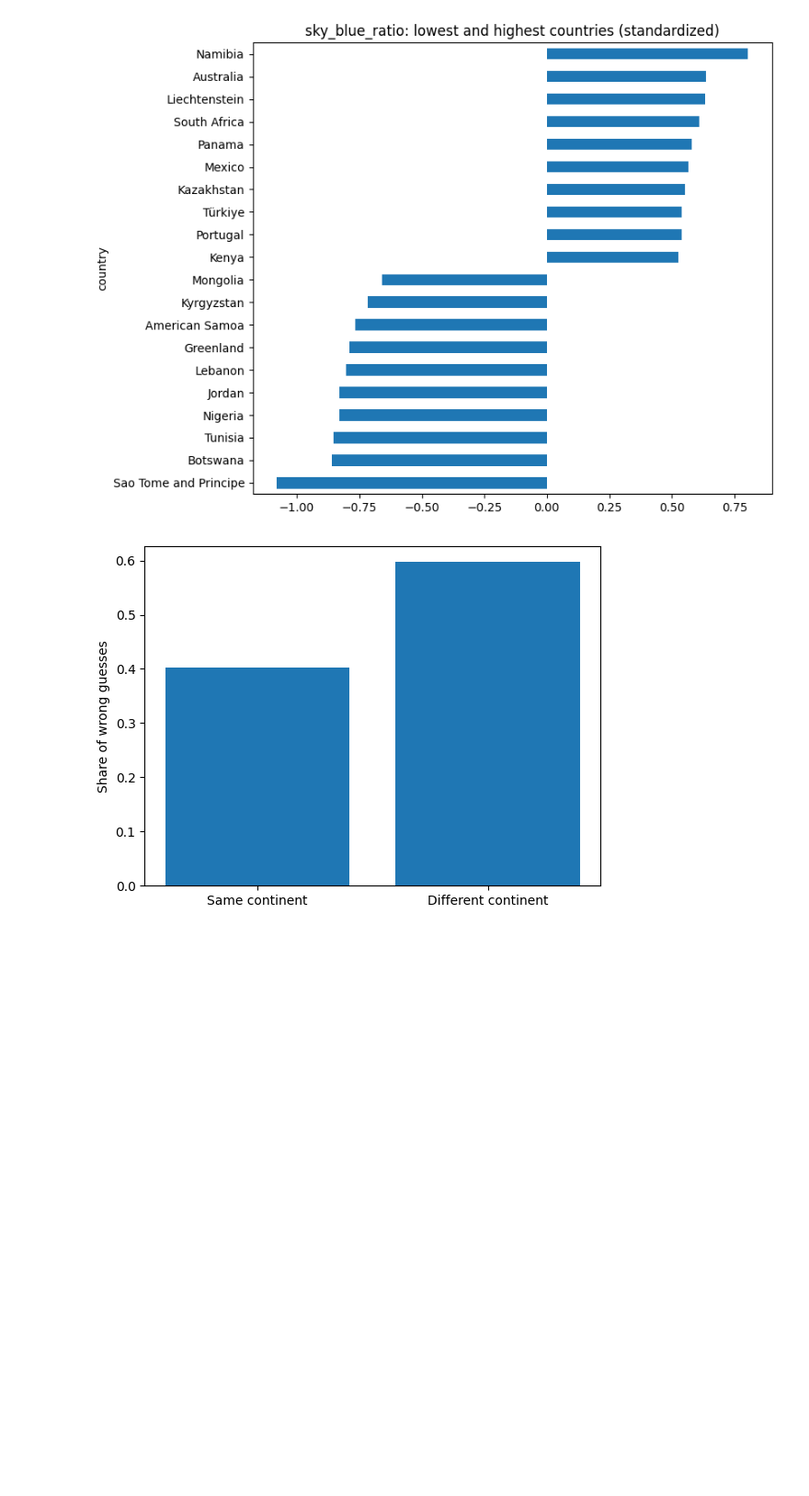
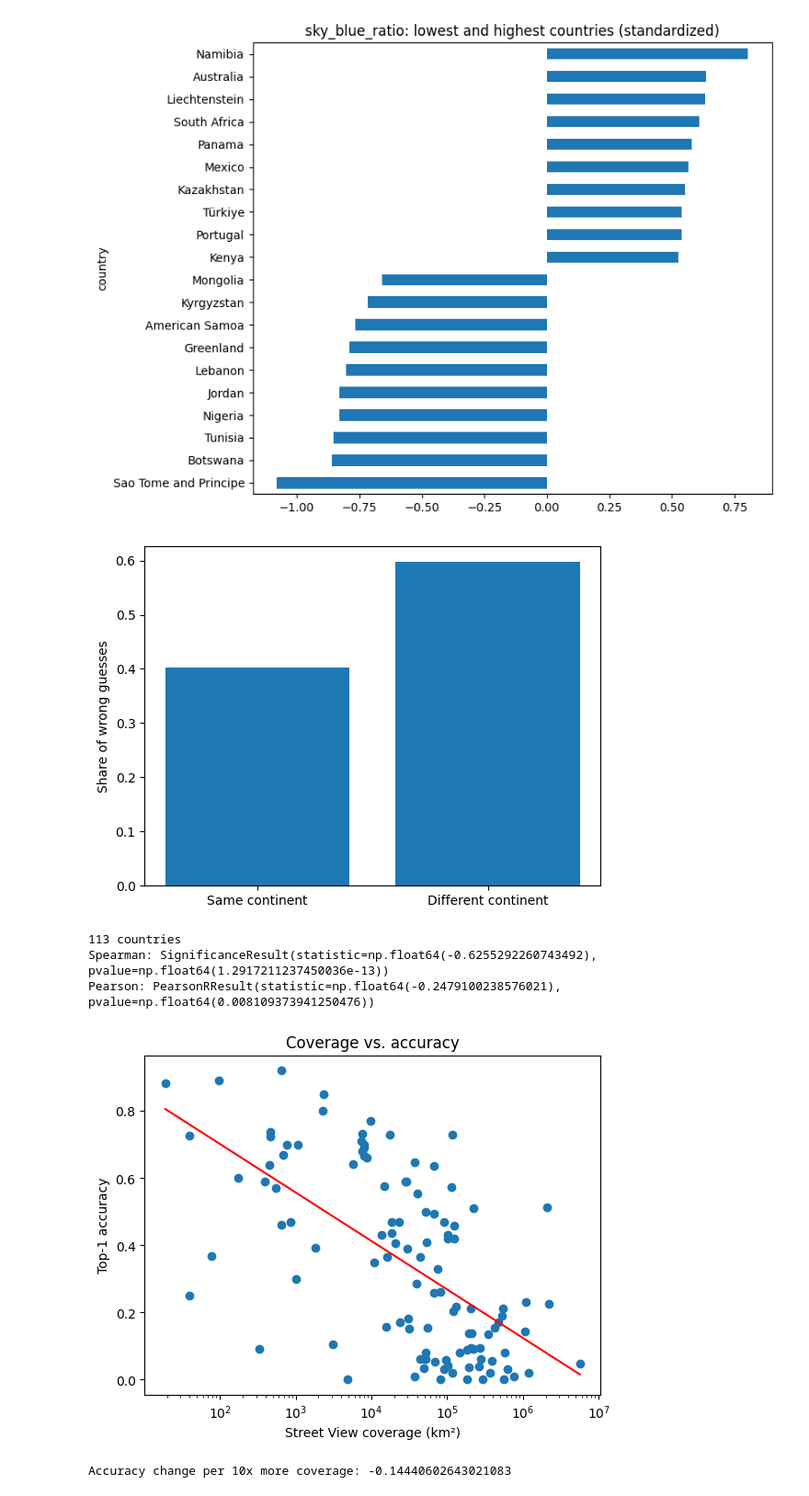
Before and after one commit to pedrosalgado22/GeoClassifier, a Jupyter notebook: classifier.ipynb, the cells around one changed output. Shown at 92% size. Drawn from its saved outputs; the diff is of its cells as text; code cells hidden in the pictures; blank space fills up the shorter version.

```diff
--- a/classifier.ipynb
+++ b/classifier.ipynb
@@ -932,3 +932,72 @@ plt.ylabel("Share of wrong guesses")
 plt.show()
 # %% [output]
 [figure]
+# %%
+from scipy.stats import spearmanr, pearsonr
+
+coverage = {
+    "Andorra": 638, "Macao": 97, "Sao Tome and Principe": 19, "Åland Islands": 2338,
+    "Faroe Islands": 2300, "Uganda": 9758, "Cocos (Keeling) Islands": 464, "Lebanon": 7575,
+    "Bangladesh": 116135, "Tunisia": 17372, "Monaco": 39, "Christmas Island": 464,
+    "Qatar": 7266, "Guam": 754, "Isle of Man": 1063, "Puerto Rico": 8097,
+    "Greenland": 7961, "Lesotho": 7556, "Curaçao": 676, "Rwanda": 8019,
+    "Bhutan": 8618, "Iceland": 37217, "Eswatini": 5662, "American Samoa": 444,
+    "Namibia": 66377, "Liechtenstein": 174, "Senegal": 28174, "Kyrgyzstan": 29159,
+    "Jersey": 386, "Jordan": 14937, "Oman": 114860, "Northern Mariana Islands": 541,
+    "Botswana": 40560, "India": 2057139, "Ukraine": 223092, "Uruguay": 52000,
+    "Nepal": 66454, "Virgin Islands, U.S.": 850, "Panama": 23285, "Dominican Republic": 18396,
+    "Mongolia": 89662, "Malta": 638, "Kazakhstan": 124889, "Albania": 18647,
+    "North Macedonia": 13449, "Korea, Republic of": 103014, "Nigeria": 122589,
+    "New Zealand": 100522, "Serbia": 53063, "Lao People's Democratic Republic": 20599,
+    "Hong Kong": 1797, "Ghana": 29507, "San Marino": 77, "United Arab Emirates": 16271,
+    "Bolivia, Plurinational State of": 43498, "Montenegro": 10821, "Cambodia": 74145,
+    "Singapore": 1005, "Estonia": 39092, "Ireland": 80657, "Ecuador": 67072,
+    "Gibraltar": 39, "Australia": 1094473, "Brazil": 2229217, "Kenya": 130261,
+    "Indonesia": 545700, "Norway": 204212, "Malaysia": 120135, "Argentina": 533642,
+    "Taiwan, Province of China": 30589, "Slovenia": 23691, "Japan": 472502, "Israel": 15517,
+    "South Africa": 420483, "Lithuania": 54802, "Guatemala": 31575, "Canada": 1062821,
+    "Philippines": 195923, "Chile": 209217, "Thailand": 351517, "Luxembourg": 3111,
+    "Romania": 206338, "Sweden": 271459, "Finland": 222531, "Bermuda": 329,
+    "Peru": 184560, "Greece": 146435, "Denmark": 51826, "Türkiye": 573604,
+    "Netherlands": 43807, "Latvia": 51923, "United Kingdom": 280715, "Sri Lanka": 50164,
+    "Hungary": 95034, "Germany": 383961, "Croatia": 69391, "United States": 5645911,
+    "Portugal": 100947, "China": 259478, "Viet Nam": 191459, "Slovakia": 48792,
+    "Mexico": 633314, "Austria": 90493, "Bulgaria": 115594, "Italy": 366454,
+    "Russian Federation": 1187594, "Belgium": 36657, "France": 754821, "Colombia": 180638,
+    "Czechia": 82299, "Palestine, State of": 4831, "Poland": 298029, "Spain": 563555,
+}
+
+min_images = 0   # set to 50 to drop tiny classes (Bermuda, Palestine, China...)
+
+xs = []
+ys = []
+for country in country_stats.index:
+    if country in coverage and country_stats.loc[country, "n_images"] >= min_images:
+        xs.append(coverage[country])
+        ys.append(country_stats.loc[country, "top1_correct"])
+
+print(len(xs), "countries")
+print("Spearman:", spearmanr(xs, ys))
+print("Pearson:", pearsonr(xs, ys))
+
+logx = np.log10(xs)
+slope, intercept = np.polyfit(logx, ys, 1)
+
+line_x = np.linspace(min(logx), max(logx), 100)
+line_y = slope * line_x + intercept
+
+plt.scatter(xs, ys)
+plt.plot(10 ** line_x, line_y, color="red")
+plt.xscale("log")
+plt.xlabel("Street View coverage (km²)")
+plt.ylabel("Top-1 accuracy")
+plt.title("Coverage vs. accuracy")
+plt.show()
+
+print("Accuracy change per 10x more coverage:", slope)
+# %% [output]
+113 countries
+Spearman: SignificanceResult(statistic=np.float64(-0.6255292260743492), pvalue=np.float64(1.2917211237450036e-13))
+Pearson: PearsonRResult(statistic=np.float64(-0.2479100238576021), pvalue=np.float64(0.008109373941250476))
+[figure, added]
+Accuracy change per 10x more coverage: -0.14440602643021083
```
Also changed, not shown: parts of 1 cell of this notebook.
